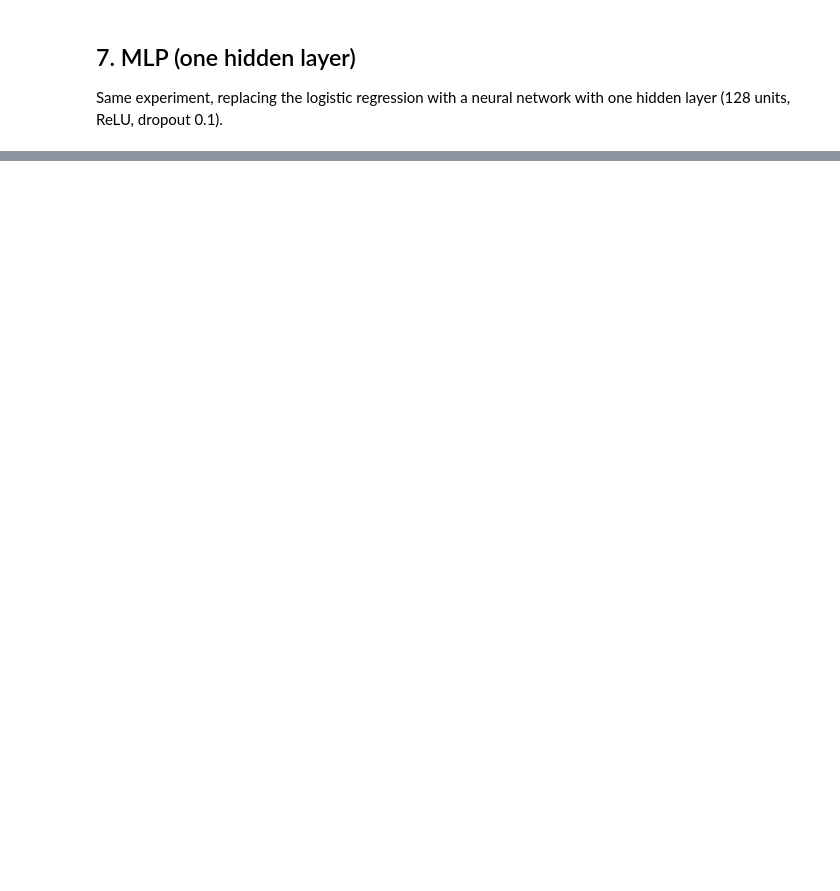
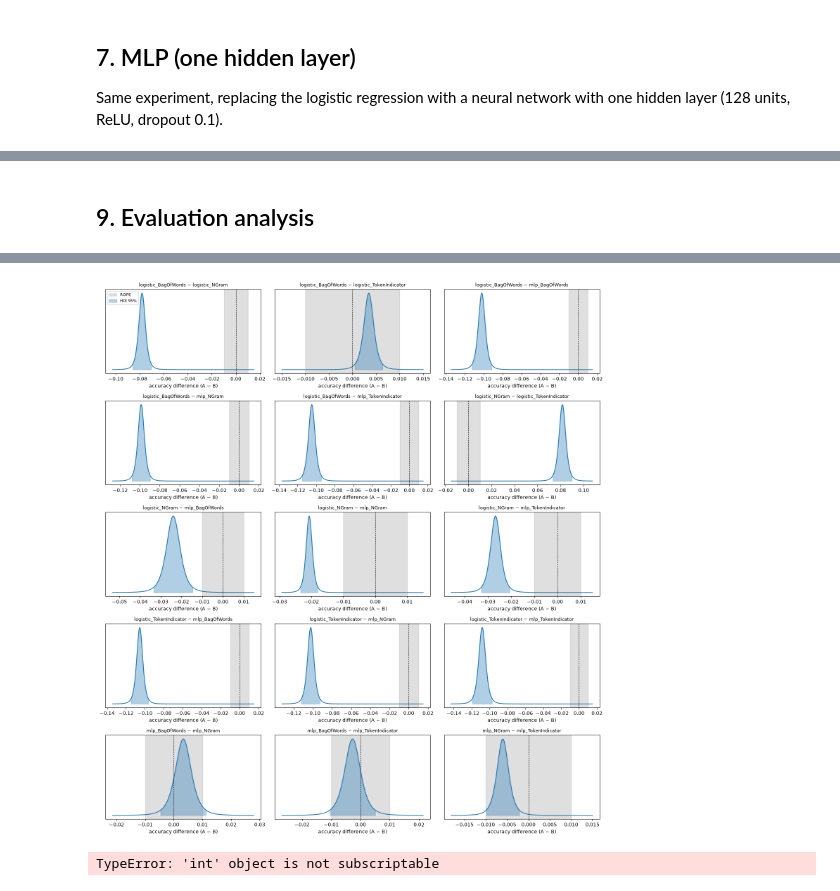
Before and after one commit to nuriallfe/nlp1, a Jupyter notebook: experiments.ipynb, the cells around one changed output, grey strips where cells are left out. Saved outputs shown, nothing was run; the diff lists cells and outputs as text; code cells hidden in the pictures; blank space fills up the shorter version.

Commit message:
fix: deleted changes. Re-run models. Add Confusion matrix and validations

```diff
--- a/experiments.ipynb
+++ b/experiments.ipynb
@@ -136,7 +442,7 @@ We run 5-fold cross-validation on the **train** split: the data is shuffled and
 from src import experiment, clslib, analysis
 from src.dataset import paws_pairs
 
-outcome_space = clslib.NamedClasses(["non-paraphrase", "paraphrase"])
+outcome_space = clslib.NamedClasses(["different meaning", "paraphrase"])
 results_folder = "results"
 
 my_seeds = [0]
@@ -154,6 +460,8 @@ my_classifiers = OrderedDict()
 
 for enc_name, enc in encoders.items():
     name = f"logistic_{enc_name}"
+    if name in my_classifiers:
+        continue
     my_classifiers[name] = [
         experiment.cross_validation_experiment(
             data_splits=my_cross_validation_sets[run],
@@ -171,0 +480,11 @@ analysis.plot_box_and_points(analysis.make_data_frame(my_classifiers))
+# %%
+import inspect
+
+# Inspect the actual encoder being used
+for name, enc in encoders.items():
+
+    print(f"\nEncoder: {name}")
+    print("Base class:", type(enc.base))
+    print("Has __len__:", hasattr(type(enc.base), "__len__"))
+
+    print(inspect.getsource(type(enc.base)))
@@ -175,10 +512,12 @@ analysis.plot_box_and_points(analysis.make_data_frame(my_classifiers))
 Same experiment, replacing the logistic regression with a neural network with one hidden layer (128 units, ReLU, dropout 0.1).
 # %%
 mlp_args = {"hidden_dim": 128, "dropout": 0.1, "batch_size": 64,
-            "learning_rate": 1e-4, "weight_decay": 1e-4, "num_epochs": 10}
+            "learning_rate": 1e-4, "weight_decay": 1e-4, "num_epochs": 3}
 
 for enc_name, enc in encoders.items():
     name = f"mlp_{enc_name}"
+    if name in my_classifiers:
+        continue
     my_classifiers[name] = [
         experiment.cross_validation_experiment(
             data_splits=my_cross_validation_sets[run],
@@ -204,0 +616,13 @@ KeyboardInterrupt:
+# %% [markdown]
+## 9. Evaluation analysis
+# %%
+from src.bayes_rope import scores_by_model, compare_models, plot_posteriors
+
+df   = analysis.make_data_frame(my_classifiers)   # columnas: model, accuracy, run
+wide = scores_by_model(df)                      # una fila por fold, una columna por modelo
+
+ROPE = 0.01                                       # 1 punto de accuracy
+tabla, posts = compare_models(wide, k=num_folds, rope=ROPE)
+display(tabla.round(3))
+plot_posteriors(posts, ROPE);
+# %% [output]
@@ -204,0 +645,22 @@ KeyboardInterrupt:
+[figure, added]
+# %%
+from sklearn.metrics import confusion_matrix, classification_report, f1_score
+import numpy as np
+
+# Concatenate predictions from all 5 folds
+y_pred = np.concatenate(list(predictions.values()))
+
+# Obtain the gold labels in the same fold order
+y_true = np.concatenate([
+    fold["labels"] for fold in my_cross_validation_sets[0]
+])
+
+print("Confusion Matrix:")
+print(confusion_matrix(y_true, y_pred))
+
+print("\nClassification Report:")
+print(classification_report(y_true, y_pred))
+
+print("Macro F1:", f1_score(y_true, y_pred, average="macro"))
+# %% [output]
+TypeError: 'int' object is not subscriptable
```
Also changed, not shown: parts of 12 cells of this notebook, 31 other files.
